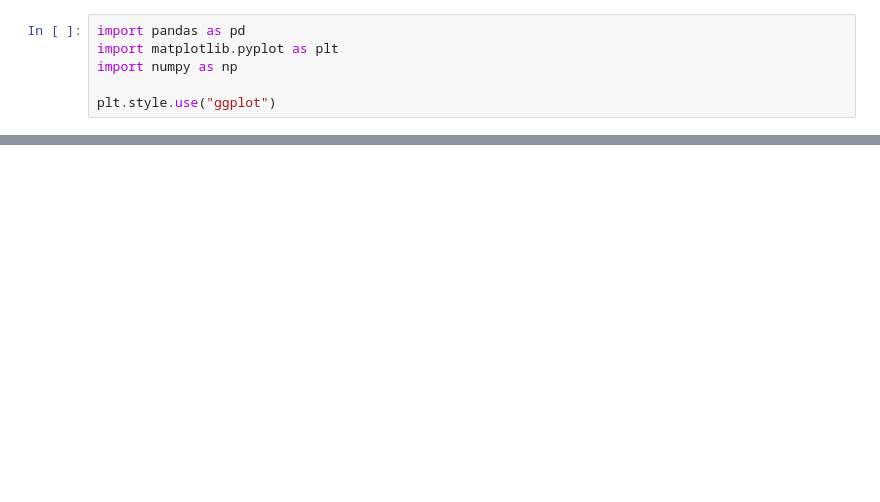
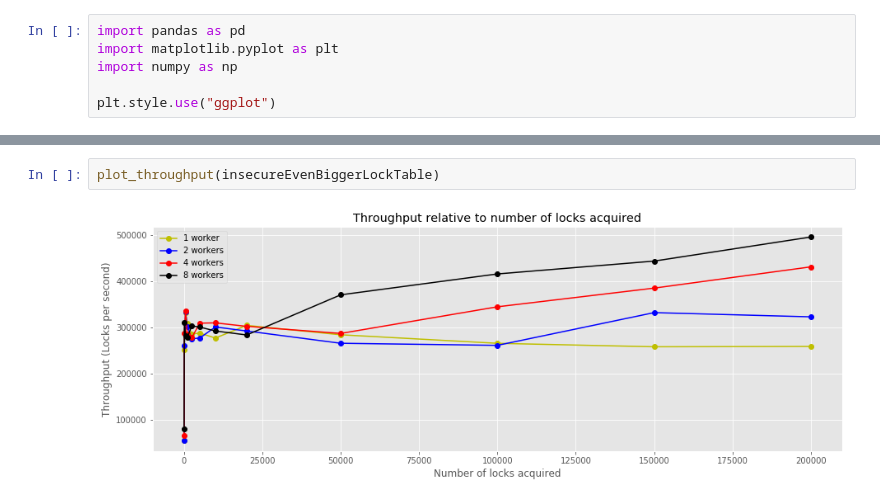
Before and after one commit to shangsuru/verifiable-lockmanager, a Jupyter notebook: benchmark/evaluation/evaluation.ipynb, the cells around one changed output, grey strips where cells are left out. Saved outputs shown, nothing was run; the diff lists cells and outputs as text; blank space fills up the shorter version.

```diff
--- a/benchmark/evaluation/evaluation.ipynb
+++ b/benchmark/evaluation/evaluation.ipynb
@@ -77,0 +99,4 @@ plot_throughput(insecure)
+# %%
+plot_throughput(insecureEvenBiggerLockTable)
+# %% [output]
+[figure, added]
```
Also changed, not shown: parts of 6 cells of this notebook, 4 other files.
